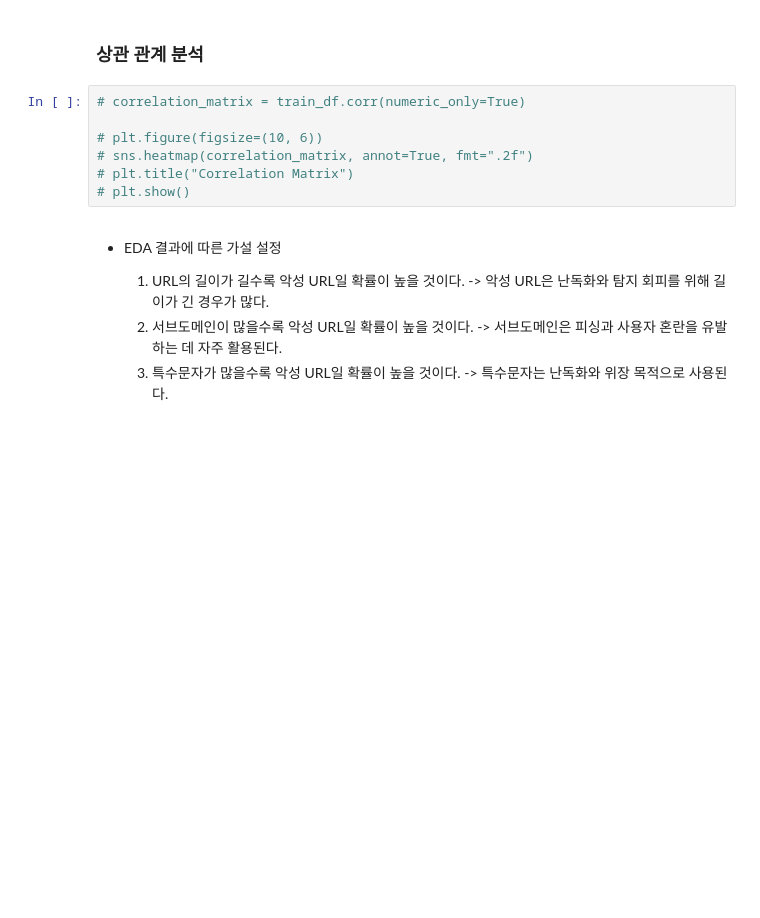
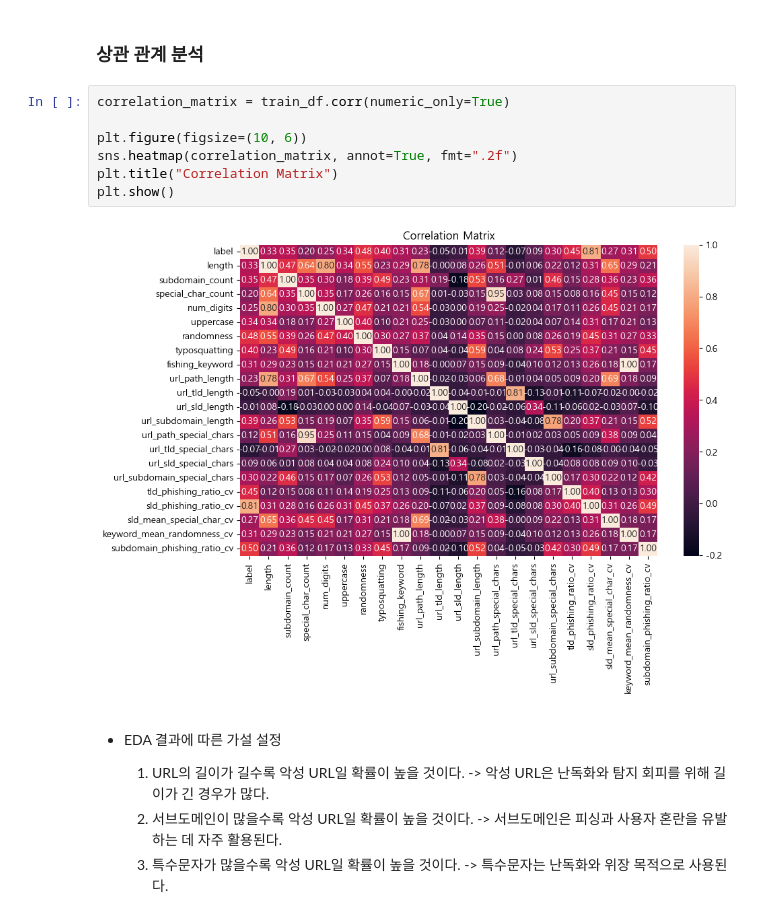
Before and after one commit to koeyhi/malicious_url, a Jupyter notebook: 악성 URL 탐지.ipynb, the cells around one changed output. Cells and saved outputs as stored; diff of their text form; blank space fills up the shorter version.

```diff
--- a/악성 URL 탐지.ipynb
+++ b/악성 URL 탐지.ipynb
@@ -639,12 +637,14 @@ test_df = pd.read_csv('test_features.csv')
 # %% [markdown]
 ### 상관 관계 분석
 # %%
-# correlation_matrix = train_df.corr(numeric_only=True)
+correlation_matrix = train_df.corr(numeric_only=True)
 
-# plt.figure(figsize=(10, 6))
-# sns.heatmap(correlation_matrix, annot=True, fmt=".2f")
-# plt.title("Correlation Matrix")
-# plt.show()
+plt.figure(figsize=(10, 6))
+sns.heatmap(correlation_matrix, annot=True, fmt=".2f")
+plt.title("Correlation Matrix")
+plt.show()
+# %% [output]
+[figure, added]
 # %% [markdown]
 -  EDA 결과에 따른 가설 설정
 
```
Also changed, not shown: parts of 4 cells of this notebook.
